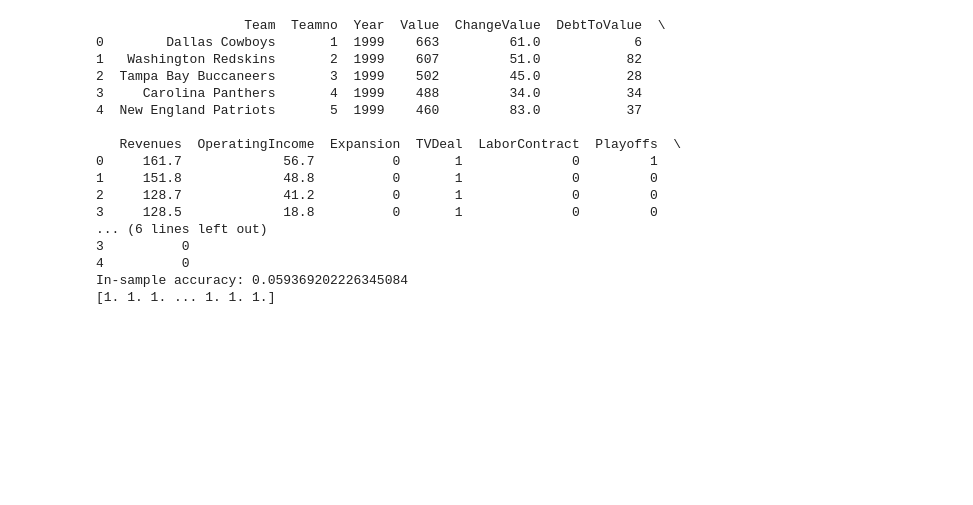
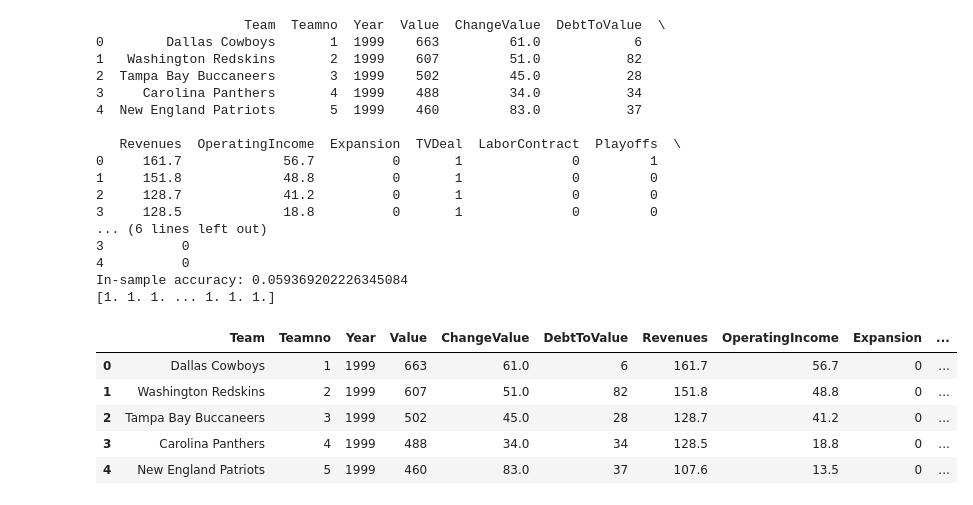
Before and after one commit to 3izzy/econ8320-assignment-13, a Jupyter notebook: Lesson.ipynb, the cells around one changed output. Cells and saved outputs as stored; diff of their text form; code cells hidden in the pictures; blank space fills up the shorter version.

```diff
--- a/Lesson.ipynb
+++ b/Lesson.ipynb
@@ -565,3 +565,12 @@ pred = playoffForest.predict(x2)
 4          0
 In-sample accuracy: 0.059369202226345084
 [1. 1. 1. ... 1. 1. 1.]
+# %%
+data.head()
+# %% [output]
+|  | Team | Teamno | Year | Value | ChangeValue | DebtToValue | Revenues | OperatingIncome | Expansion | ... |
+| 0 | Dallas Cowboys | 1 | 1999 | 663 | 61.0 | 6 | 161.7 | 56.7 | 0 | ... |
+| 1 | Washington Redskins | 2 | 1999 | 607 | 51.0 | 82 | 151.8 | 48.8 | 0 | ... |
+| 2 | Tampa Bay Buccaneers | 3 | 1999 | 502 | 45.0 | 28 | 128.7 | 41.2 | 0 | ... |
+| 3 | Carolina Panthers | 4 | 1999 | 488 | 34.0 | 34 | 128.5 | 18.8 | 0 | ... |
+| 4 | New England Patriots | 5 | 1999 | 460 | 83.0 | 37 | 107.6 | 13.5 | 0 | ... |
```
Also changed, not shown: parts of 1 cell of this notebook.
